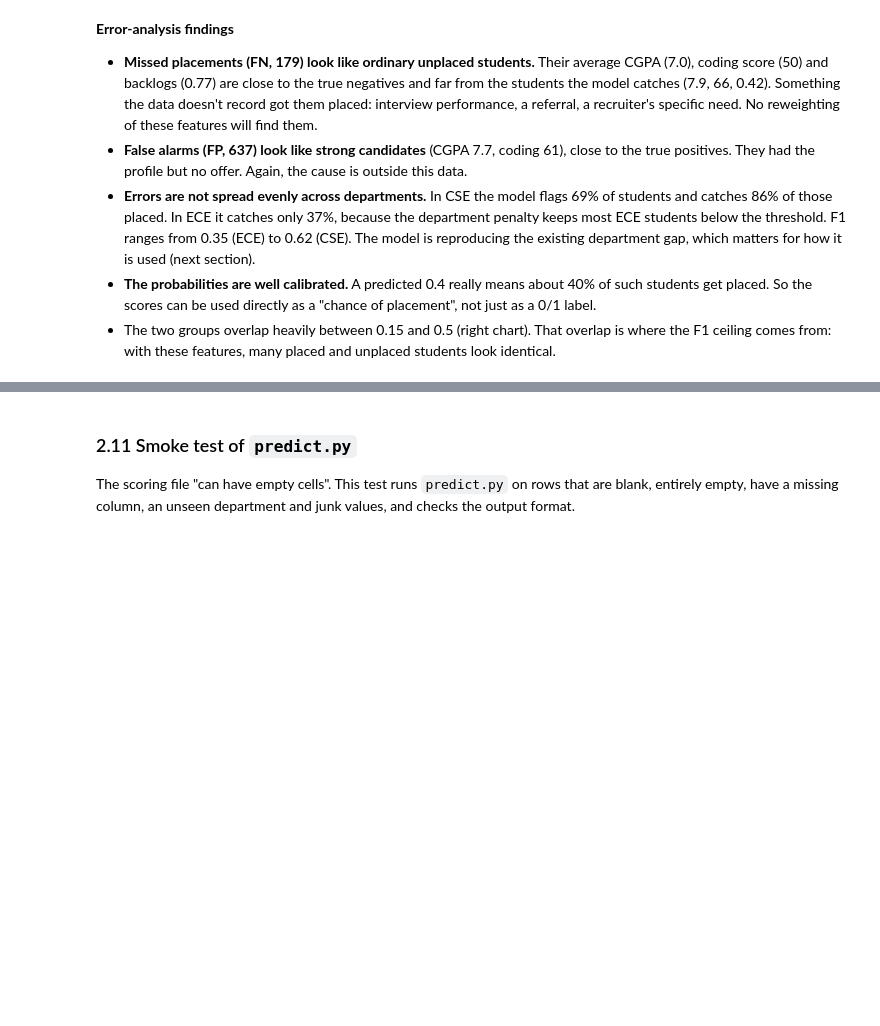
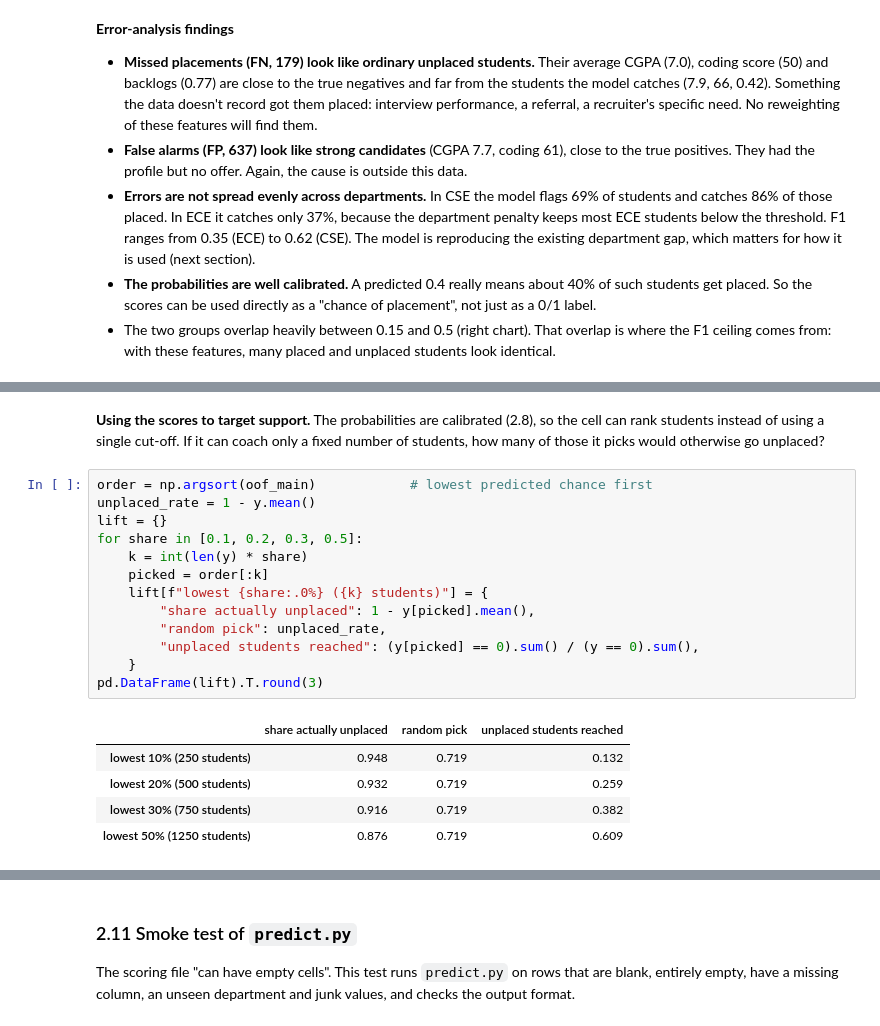
Before and after one commit to Pranov123/pranov_goML_submission, a Jupyter notebook: placement/analysis.ipynb, the cells around one changed output, grey strips where cells are left out. Drawn from its saved outputs; the diff is of its cells as text; blank space fills up the shorter version.

```diff
--- a/placement/analysis.ipynb
+++ b/placement/analysis.ipynb
@@ -623,0 +661,21 @@ axes[1].axvline(t0, c="k", ls=":"); axes[1].set_title("Predicted probability by
+# %% [markdown]
+**Using the scores to target support.** The probabilities are calibrated (2.8), so the cell can rank students instead of using a single cut-off. If it can coach only a fixed number of students, how many of those it picks would otherwise go unplaced?
+# %%
+order = np.argsort(oof_main)            # lowest predicted chance first
+unplaced_rate = 1 - y.mean()
+lift = {}
+for share in [0.1, 0.2, 0.3, 0.5]:
+    k = int(len(y) * share)
+    picked = order[:k]
+    lift[f"lowest {share:.0%} ({k} students)"] = {
+        "share actually unplaced": 1 - y[picked].mean(),
+        "random pick": unplaced_rate,
+        "unplaced students reached": (y[picked] == 0).sum() / (y == 0).sum(),
+    }
+pd.DataFrame(lift).T.round(3)
+# %% [output]
+|  | share actually unplaced | random pick | unplaced students reached |
+| lowest 10% (250 students) | 0.948 | 0.719 | 0.132 |
+| lowest 20% (500 students) | 0.932 | 0.719 | 0.259 |
+| lowest 30% (750 students) | 0.916 | 0.719 | 0.382 |
+| lowest 50% (1250 students) | 0.876 | 0.719 | 0.609 |
```
Also changed, not shown: parts of 8 cells of this notebook, 2 other files.
